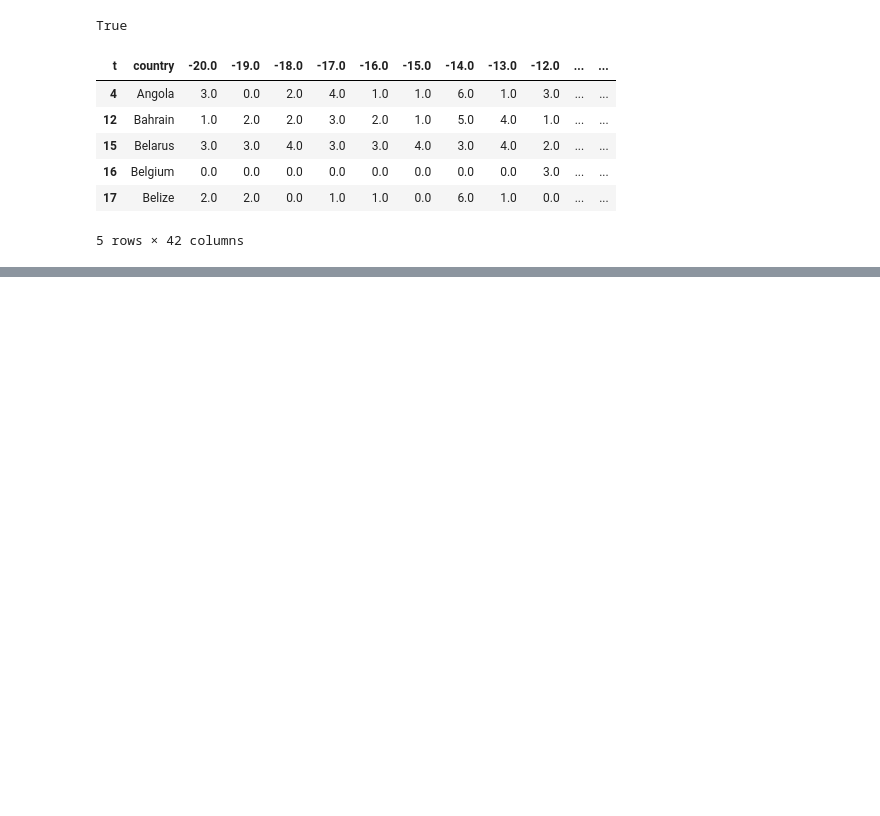
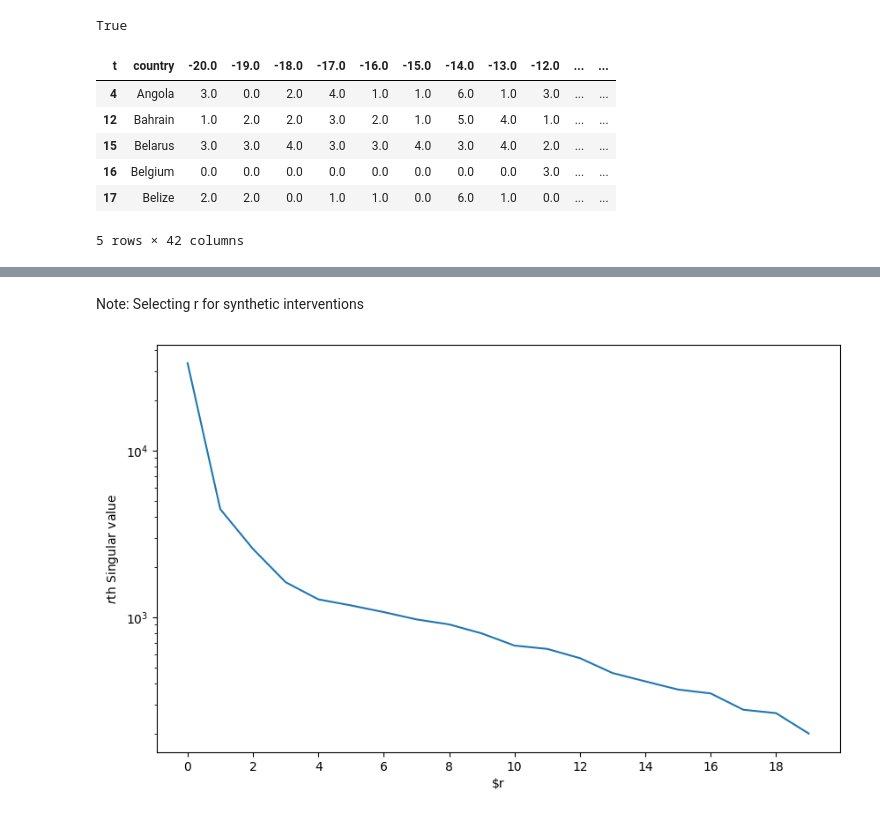
Before and after one commit to Arohrba5/mitx-causal-inference-with-covid-data, a Jupyter notebook: MITx_IDS_S24x_SyntheticInterventionRecitation.ipynb, the cells around one changed output, grey strips where cells are left out. Saved outputs shown, nothing was run; the diff lists cells and outputs as text; code cells hidden in the pictures; blank space fills up the shorter version.

```diff
--- a/MITx_IDS_S24x_SyntheticInterventionRecitation.ipynb
+++ b/MITx_IDS_S24x_SyntheticInterventionRecitation.ipynb
@@ -261,0 +301,16 @@ moderate_countries_ts.head()
+# %% [markdown]
+Note: Selecting r for synthetic interventions
+# %%
+# To identify the number of singular values (r), calculate low rank structure.
+# Plot of singular values helps us see if data is low rank
+# Also, identification of "elbow point" helps us determine the best r
+u, s, vh = np.linalg.svd(covid_df.dropna().loc[:, -20:-1].to_numpy())
+plt.figure(figsize=(10,6))
+plt.plot(np.power(s, 2))
+# plt.semilogy()
+plt.xlabel("$r")
+plt.ylabel("$r$th Singular value")
+plt.xticks(np.arange(0, 20, 2))
+plt.show()
+# %% [output]
+[figure, added]
```
Also changed, not shown: parts of 9 cells of this notebook.
